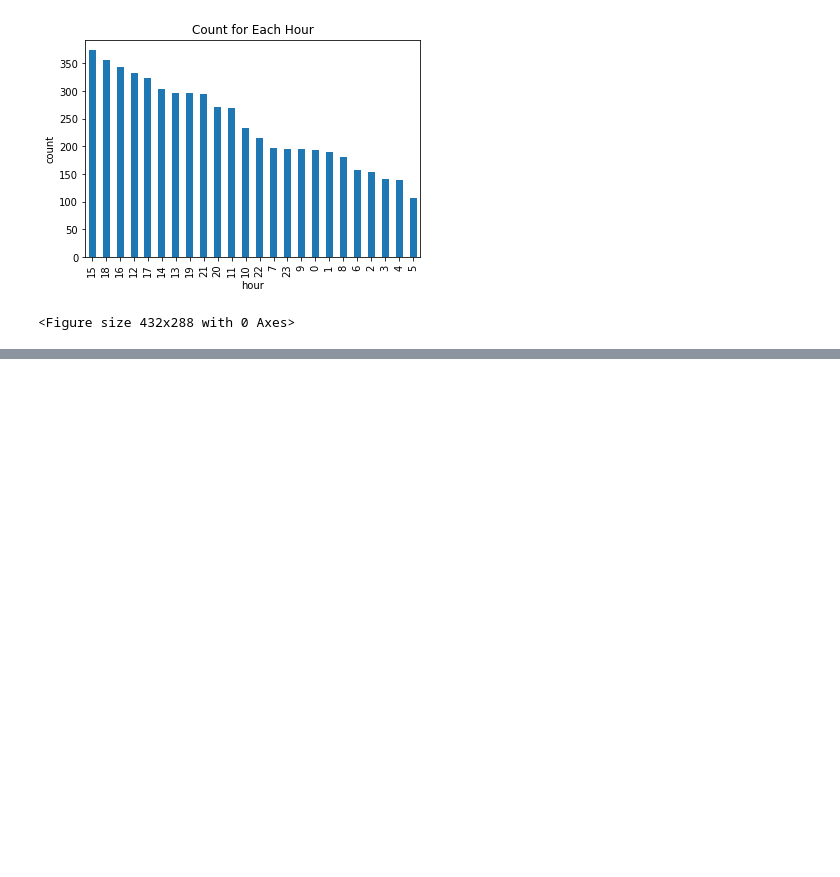
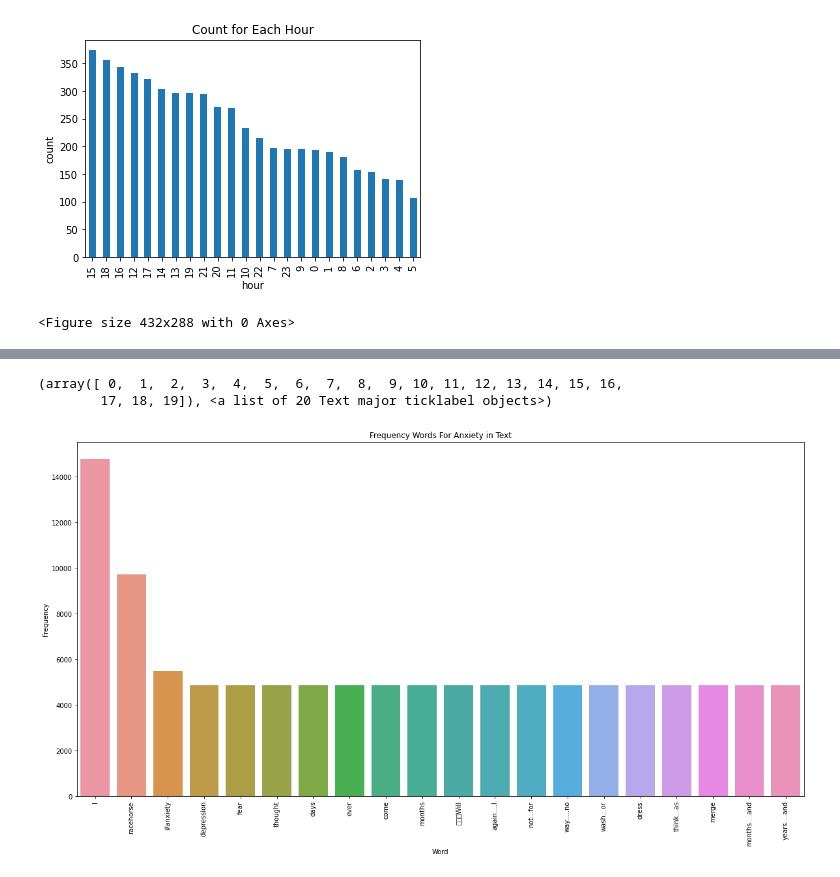
Before and after one commit to claredavies/DataScienceCoursework, a Jupyter notebook: DataScience3Twitter.ipynb, the cells around one changed output, grey strips where cells are left out. Saved outputs shown, nothing was run; the diff lists cells and outputs as text; code cells hidden in the pictures; blank space fills up the shorter version.

Commit message:
Able to see high frequency words in text and remove stop words

```diff
--- a/DataScience3Twitter.ipynb
+++ b/DataScience3Twitter.ipynb
@@ -31,13 +31,15 @@ Authentication OK
 # The search term you want to find
 query = "#anxiety -filter:retweets"
 
-tod = datetime.datetime.now()
+until_date = datetime.datetime.now().date()
 d = datetime.timedelta(days = 7)
-limit = tod - d
-print(limit)
-print(tod)
-since_date = '2021-10-13'
-until_date = '2021-10-20'
+since_date = until_date - d
+
+# usually fetches 5757
+print(until_date)
+print(since_date)
+# since_date = '2021-10-13'
+# until_date = '2021-10-20'
 
 tweets = tw.Cursor(api.search,q=query,count = 100,lang="en",since=since_date, until=until_date, tweet_mode='extended').items()
 
@@ -71,7 +73,6 @@ for tweet in tweets_copy:
     except:
         pass
     tweets_df = tweets_df.append(pd.DataFrame({'user_name': tweet.user.name,
-                                               tweet.user.
                                                'user_location': tweet.user.location,
                                                'user_description': tweet.user.description,
                                                'day': calendar.day_name[tweet.created_at.weekday()],
@@ -128,0 +126,25 @@ plt.clf()
+# %%
+# plot common in user descriptions
+# plot common in hashtags
+# plot common in text
+from collections import Counter
+import seaborn as sns
+import nltk
+nltk.download('stopwords')
+from nltk.corpus import stopwords
+
+stop_words = stopwords.words('english')
+tweets_df['text'] = tweets_df['text'].apply(lambda x: ' '.join([word for word in x.split() if word not in (stop_words)]))
+most_common_words_text = Counter(" ".join(tweets_df['text']).split()).most_common(20)
+
+print(most_common_words)
+
+# Put topic info into Panda
+df_words_text = pd.DataFrame.from_records(most_common_words_text, columns=['Word','Frequency'])
+
+sns.barplot(x='Word',y='Frequency',data=df_words_text).set_title("Frequency Words For Anxiety in Text")
+fig = plt.gcf()
+fig.set_size_inches(20, 10)
+plt.xticks(rotation=90)
+# plt.show()
+# %% [output]
@@ -128,0 +154,3 @@ plt.clf()
+(array([ 0,  1,  2,  3,  4,  5,  6,  7,  8,  9, 10, 11, 12, 13, 14, 15, 16,
+        17, 18, 19]), <a list of 20 Text major ticklabel objects>)
+[figure, added]
```
Also changed, not shown: parts of 3 cells of this notebook.
